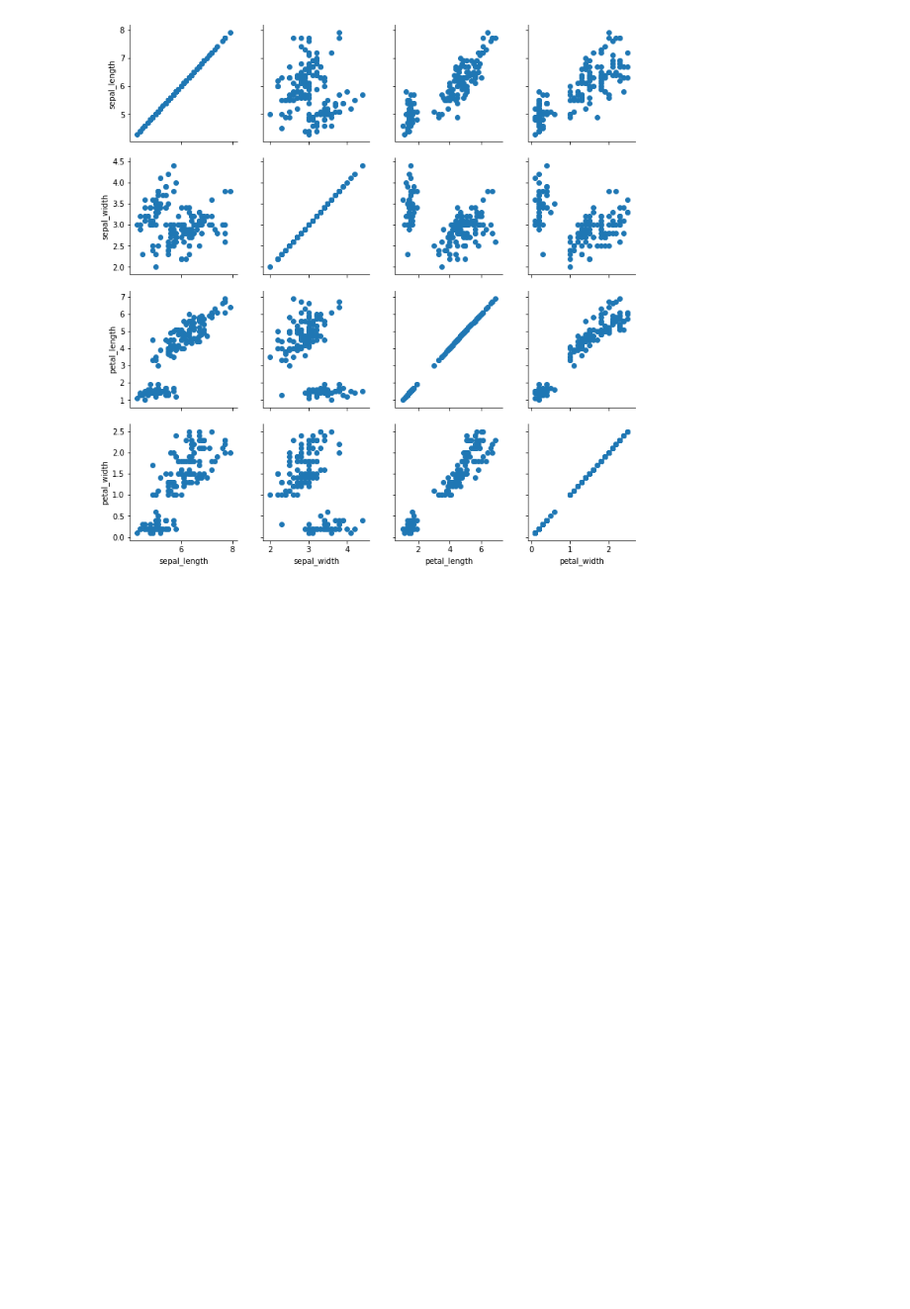
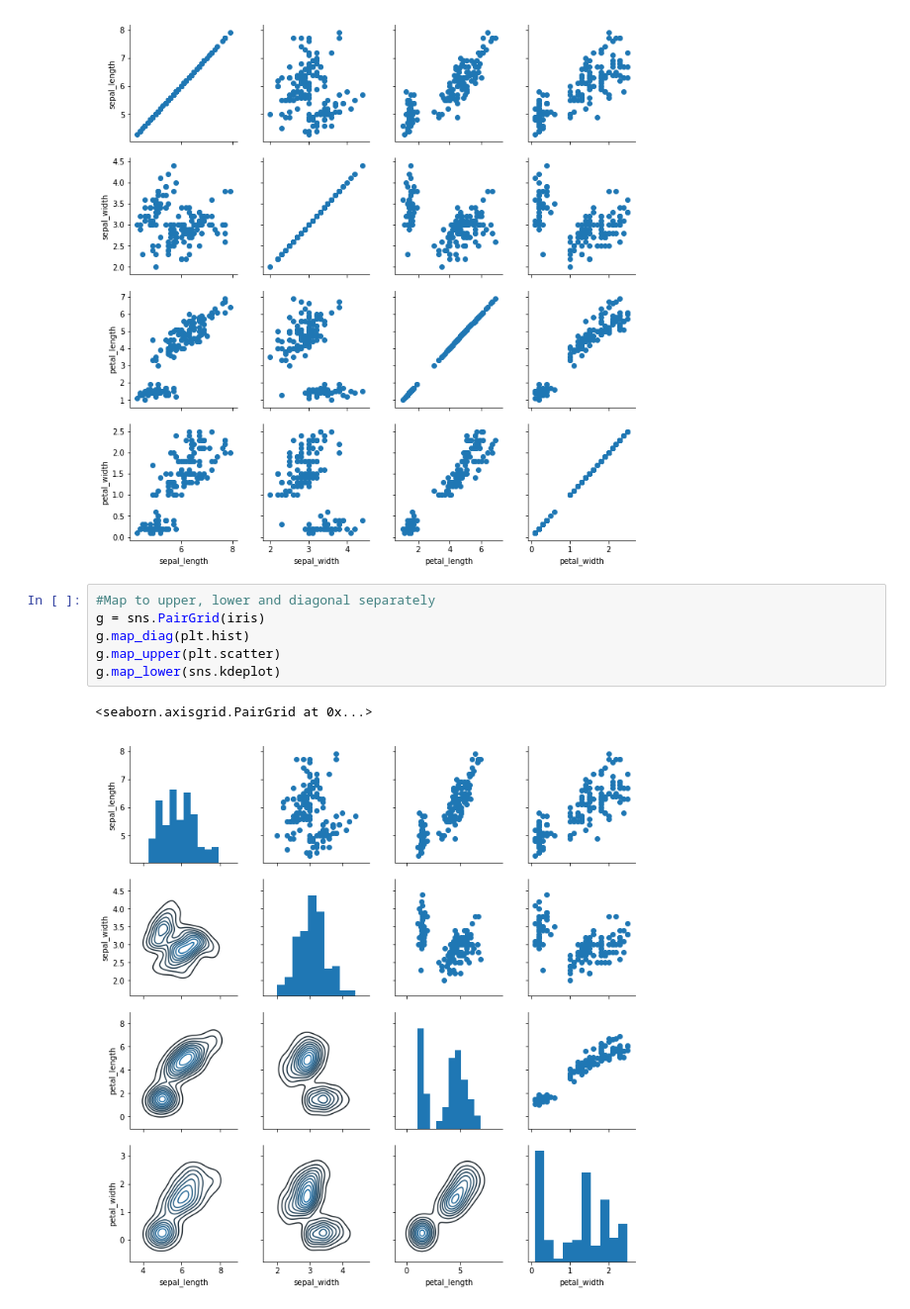
Before and after one commit to tedthiaka/python_programming, a Jupyter notebook: Seaborn-Grids.ipynb, the cells around one changed output. Shown: that part at 99% size. Drawn from its saved outputs; the diff is of its cells as text; blank space fills up the shorter version.

Commit message:
Seaborn-Grids

```diff
--- a/Seaborn-Grids.ipynb
+++ b/Seaborn-Grids.ipynb
@@ -29,3 +29,12 @@ g.map(plt.scatter)
 # %% [output]
 <seaborn.axisgrid.PairGrid at 0x...>
 [figure]
+# %%
+#Map to upper, lower and diagonal separately
+g = sns.PairGrid(iris)
+g.map_diag(plt.hist)
+g.map_upper(plt.scatter)
+g.map_lower(sns.kdeplot)
+# %% [output]
+<seaborn.axisgrid.PairGrid at 0x...>
+[figure, added]
```
Also changed, not shown: parts of 9 cells of this notebook.
